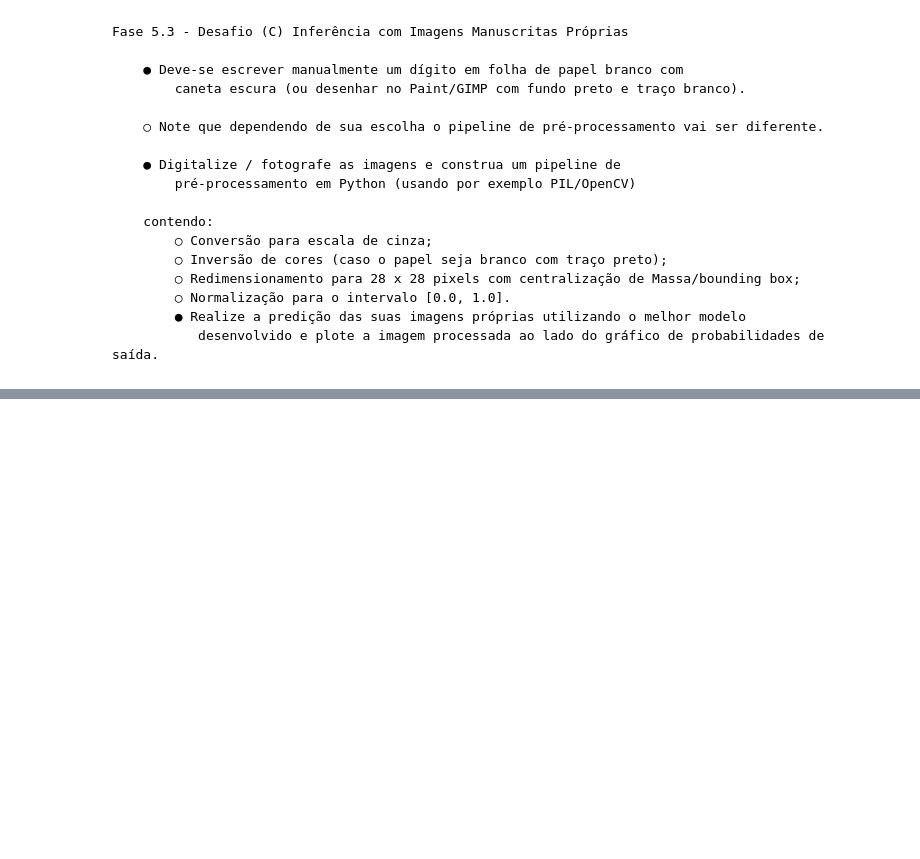
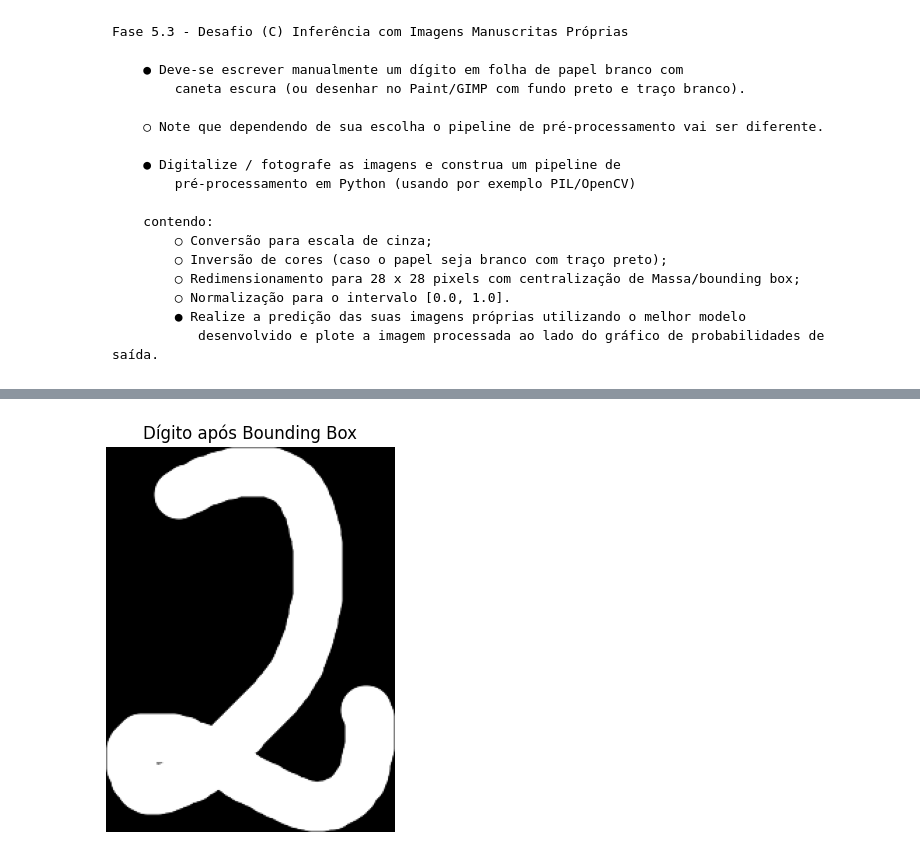
Before and after one commit to rafadebem1-cpu/Analise_preditiva_digitos_manuscritos, a Jupyter notebook: mproj_mod2.ipynb, the cells around one changed output, grey strips where cells are left out. Saved outputs shown, nothing was run; the diff lists cells and outputs as text; code cells hidden in the pictures; blank space fills up the shorter version.

```diff
--- a/mproj_mod2.ipynb
+++ b/mproj_mod2.ipynb
@@ -1672,0 +1736,16 @@ Portanto, o experimento mostra que o modelo apresentou excelente desempenho no c
+# %%
+# fazer o recorte
+
+imagem_recortada = imagem_invertida.crop(
+    (x_min, y_min, x_max + 1, y_max + 1)
+)
+# %%
+# visualizar
+
+plt.figure(figsize=(5, 5))
+plt.imshow(imagem_recortada, cmap="gray")
+plt.axis("off")
+plt.title("Dígito após Bounding Box")
+plt.show()
+# %% [output]
+[figure, added]
```
Also changed, not shown: parts of 27 cells of this notebook, 5 other files.
